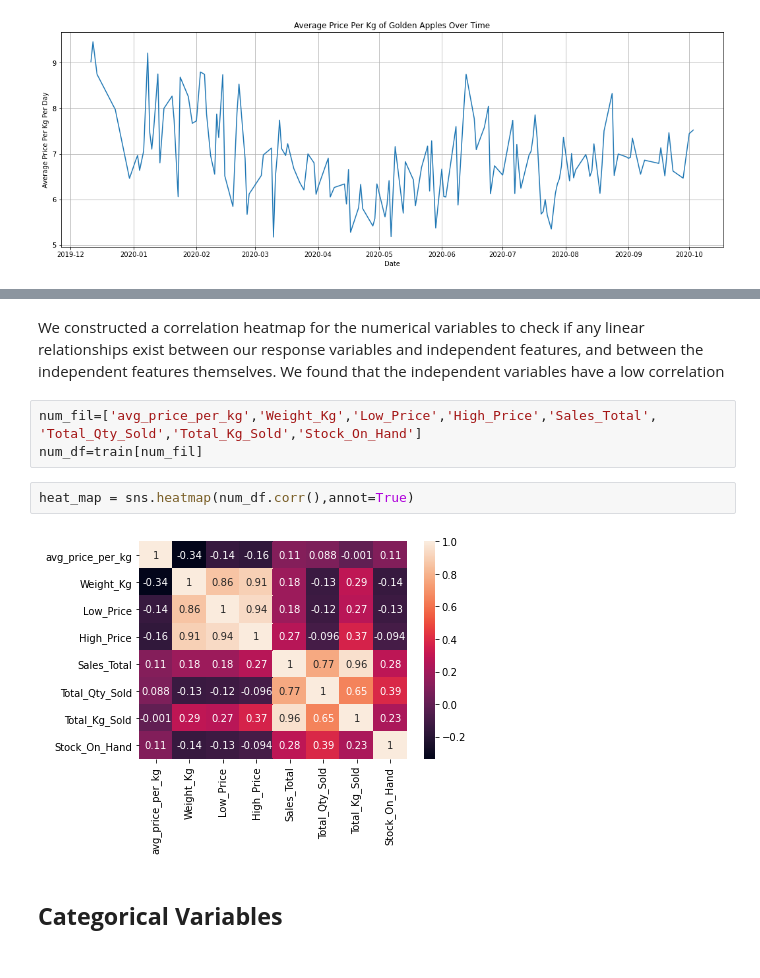
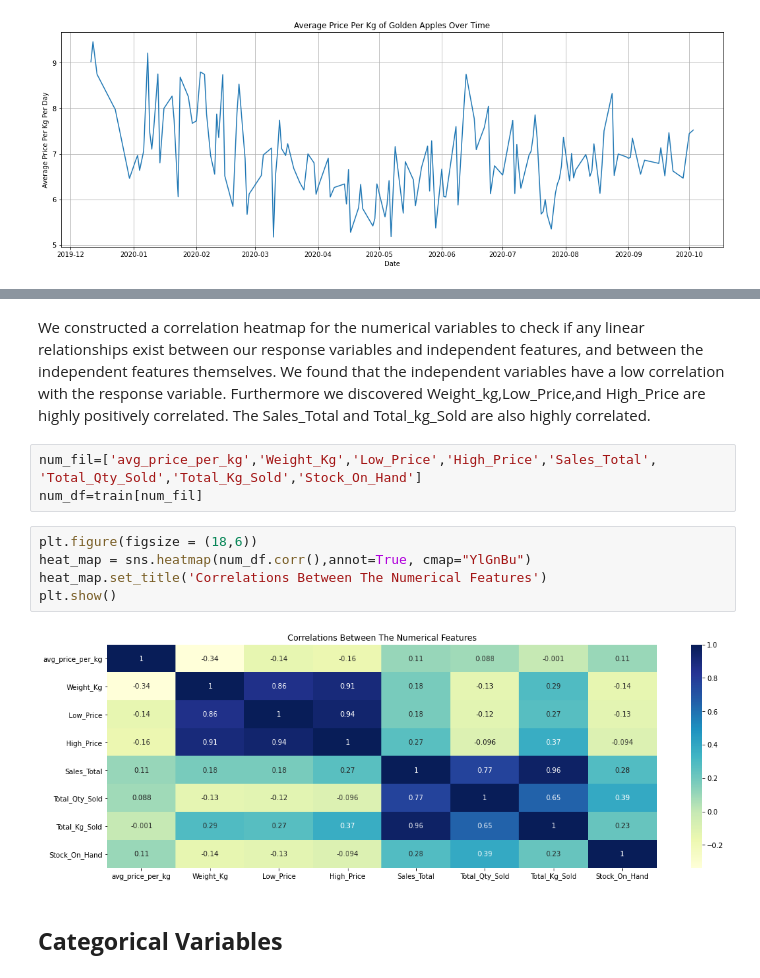
Before and after one commit to nkonyanihlulani/Team_7_regression, a Jupyter notebook: team_7.ipynb, the cells around one changed output, grey strips where cells are left out. Cells and saved outputs as stored; diff of their text form.

Commit message:
Correlation heatmap

```diff
--- a/team_7.ipynb
+++ b/team_7.ipynb
@@ -158,14 +159,17 @@ plt.show()
 # %% [output]
 [figure]
 # %% [markdown]
-We constructed a correlation heatmap for the numerical variables to check if any linear relationships exist between our response variables and independent features, and between the independent features themselves. We found that the independent variables have a low correlation
+We constructed a correlation heatmap for the numerical variables to check if any linear relationships exist between our response variables and independent features, and between the independent features themselves. We found that the independent variables have a low correlation with the response variable. Furthermore we discovered Weight_kg,Low_Price,and High_Price are highly positively correlated. The Sales_Total and Total_kg_Sold are also highly correlated.
 # %%
 num_fil=['avg_price_per_kg','Weight_Kg','Low_Price','High_Price','Sales_Total', 'Total_Qty_Sold','Total_Kg_Sold','Stock_On_Hand']
 num_df=train[num_fil]
-# %%
-heat_map = sns.heatmap(num_df.corr(),annot=True)
-# %% [output]
-[figure, removed]
+# %%
+plt.figure(figsize = (18,6))
+heat_map = sns.heatmap(num_df.corr(),annot=True, cmap="YlGnBu")
+heat_map.set_title('Correlations Between The Numerical Features')
+plt.show()
+# %% [output]
+[figure, added]
 # %% [markdown]
 ## **Categorical Variables**
 # %%
```
Also changed, not shown: parts of 8 cells of this notebook.
